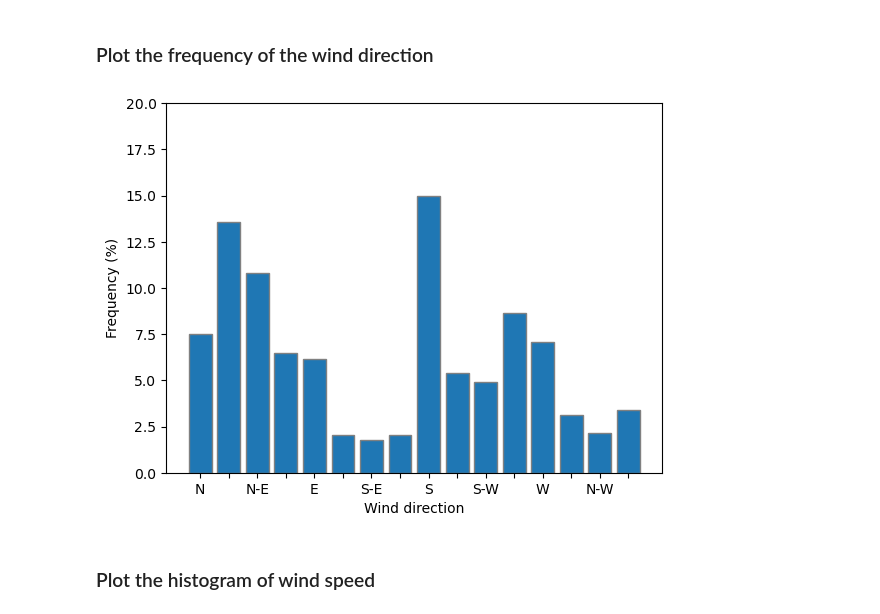
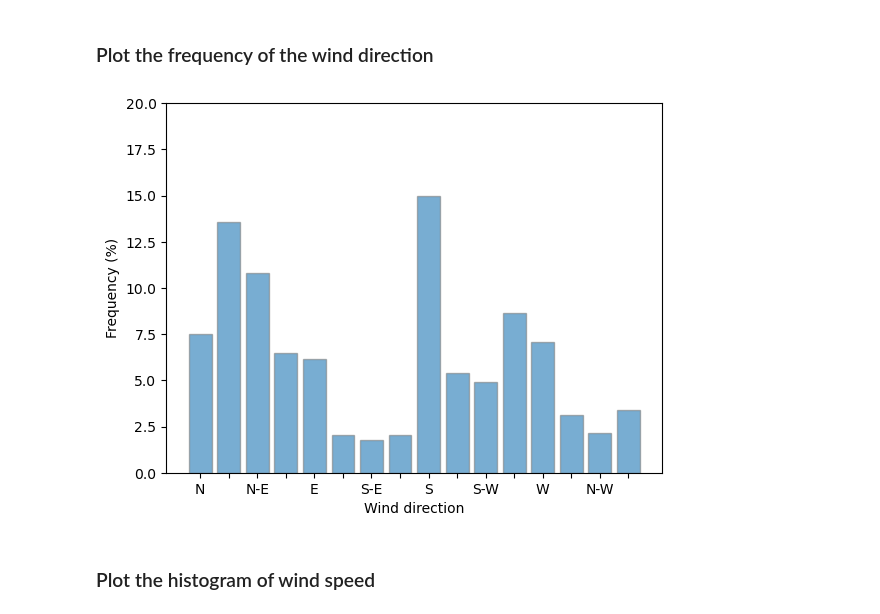
Before and after one commit to Zhu-Yifan/Lafayette_River_Time_Series_Analysis, a Jupyter notebook: notebooks/Wind_Analysis.ipynb, the cells around one changed output. Saved outputs shown, nothing was run; the diff lists cells and outputs as text; code cells hidden in the pictures.

```diff
--- a/notebooks/Wind_Analysis.ipynb
+++ b/notebooks/Wind_Analysis.ipynb
@@ -201,18 +201,18 @@ plt.show()
 # %%
 # So, to know the frequency of each wind direction, for all wind speeds:
 table = ax._info['table']
 wd_freq = np.sum(table, axis = 0)
 # and to have a graphical representation of this result
-plt.bar(np.arange(16), wd_freq, align='center',edgecolor='grey')
+plt.bar(np.arange(16), wd_freq, align='center',alpha=0.6,edgecolor='grey')
 xlabels = ('N','','N-E','','E','','S-E','','S','','S-W','','W','','N-W','')
 xticks=np.arange(16)
 plt.ylim(0, 20)
 plt.xticks(xticks,xlabels)
 plt.xlabel('Wind direction')
 plt.ylabel('Frequency (%)')
 plt.show()
 # %% [output]
-[figure, old version]
+[figure, new version]
 # %% [markdown]
 ### Plot the histogram of wind speed
 # %%
```
